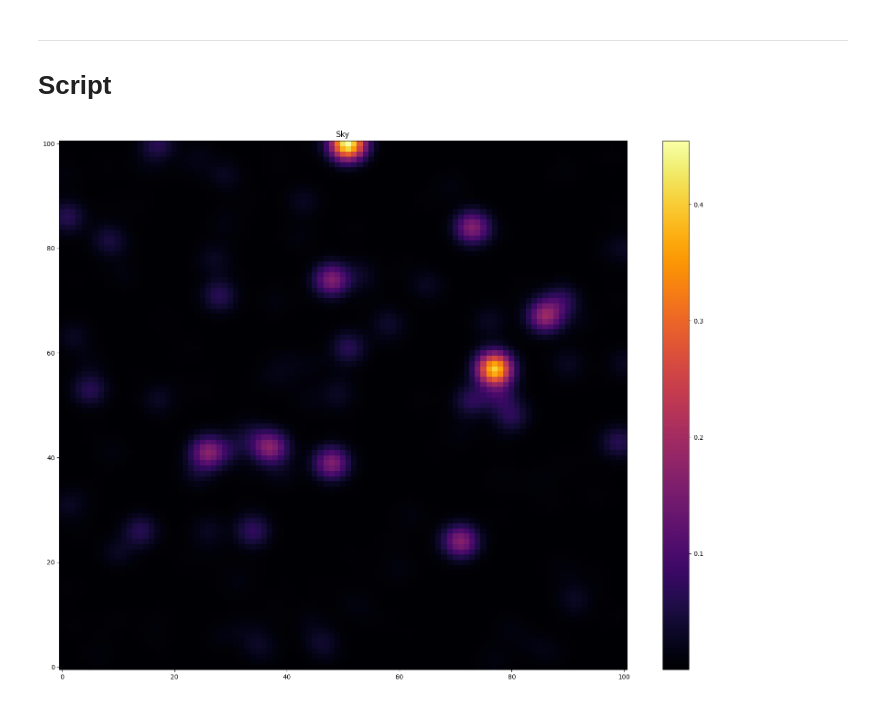
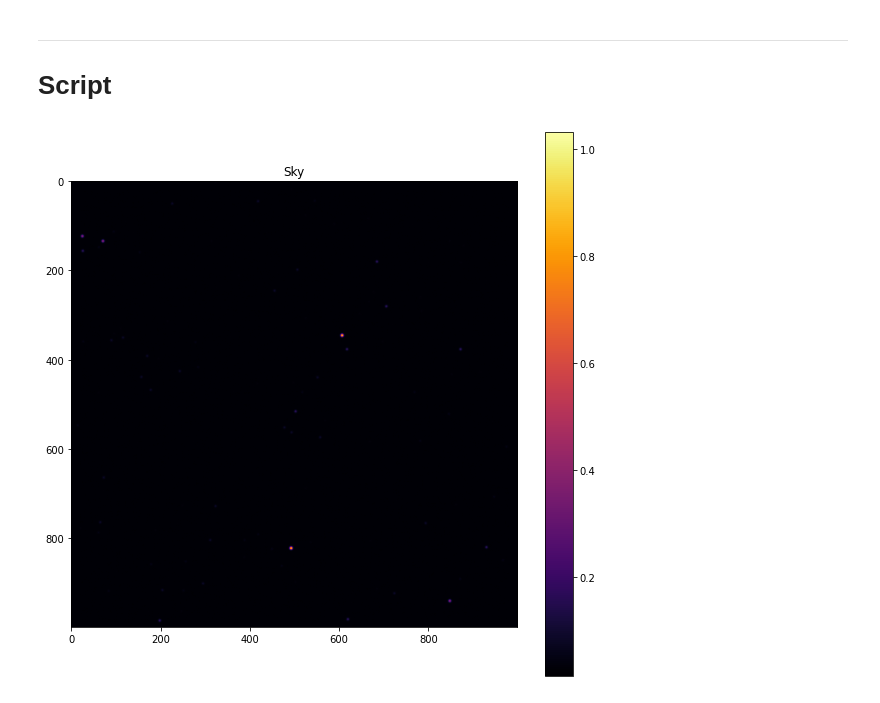
Before and after one commit to LeiRoF/Sextractor-driven-by-Machine-Learning, a Jupyter notebook: main.ipynb, the cells around one changed output. Saved outputs shown, nothing was run; the diff lists cells and outputs as text; code cells hidden in the pictures.

```diff
--- a/main.ipynb
+++ b/main.ipynb
@@ -18,3 +14,11 @@ N = 101
+# %%
+N = 1000 # Image size (in pixels)
+nb_stars = 100 # Number of stars
+fwhm = 3 # fwhm of all stars
+mag = np.arange(0,6) # possible magnitudes of the stars
+mag_prob = np.arange(1,7)**2 # probability associated to each magnitude
+noise_mag = 4 # mean of the gaussian noise
+noise_std = 0.1 # standard deviation of the gaussian noise
 # %% [markdown]
 ## Telescope
 # %%
@@ -41,12 +33,6 @@ arms_angle = 0
-# %%
-shot, starList = Sky.create(N, nb_stars=10000, fwhm=3, mag=arange(0,30), mag_prob=arange(1,31)**2, noise_mag=10, noise_std=0.1)
-# shot, starList = Sky.create(N, nb_stars=1, fwhm=1, mag=[0], mag_prob=[1], noise_mag=5, noise_std=0.1)
-
-plt.figure(figsize=(20,15))
-plt.pcolor(range(N),range(N), shot, shading='auto', cmap="inferno")
-plt.colorbar()
-plt.title("Sky")
-plt.show()
-# %% [output]
-[figure, removed]
+# %%
+sky = Sky(N=N, nb_stars=nb_stars, fwhm=fwhm, mag=mag, mag_prob=mag_prob, noise_mag=noise_mag, noise_std=noise_std)
+sky.show()
+# %% [output]
+[figure, added]
 # %%
```
Also changed, not shown: parts of 9 cells of this notebook, 10 other files.
